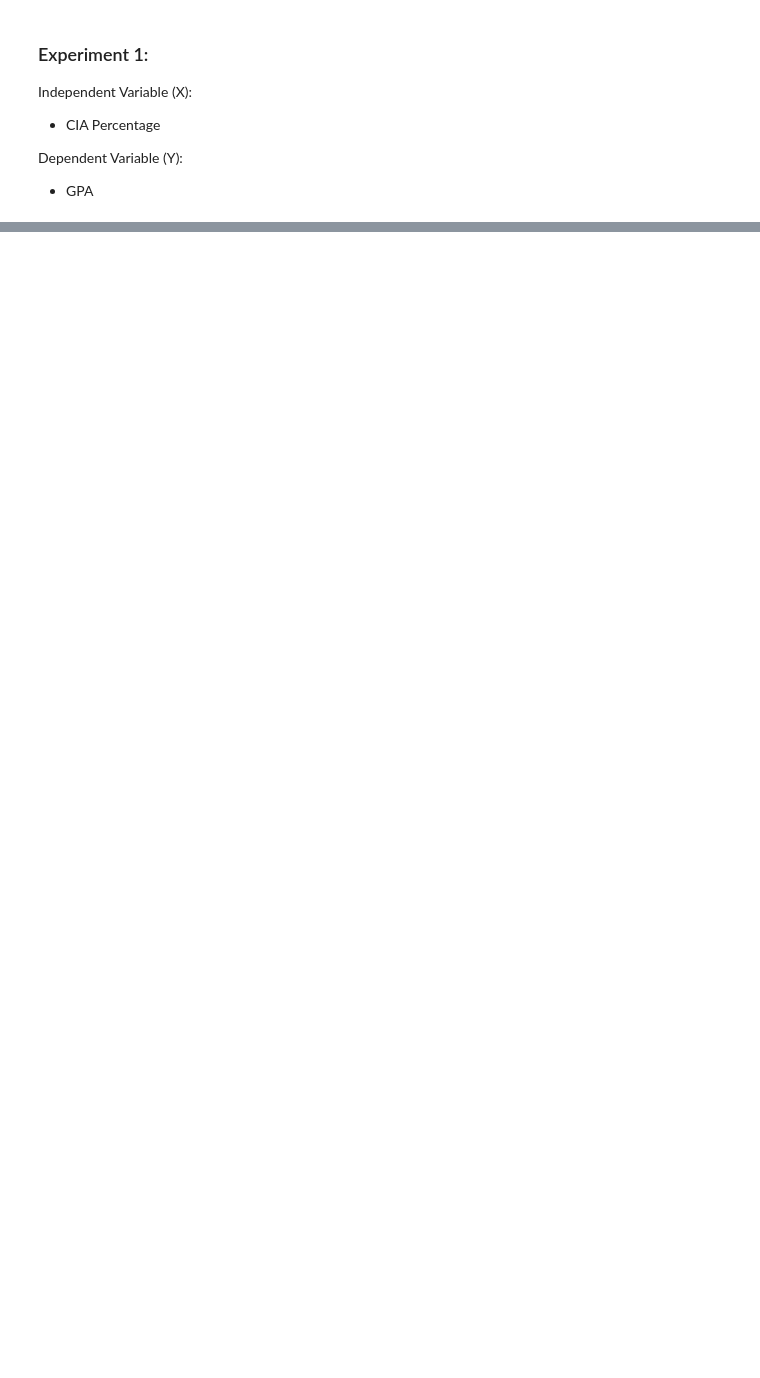
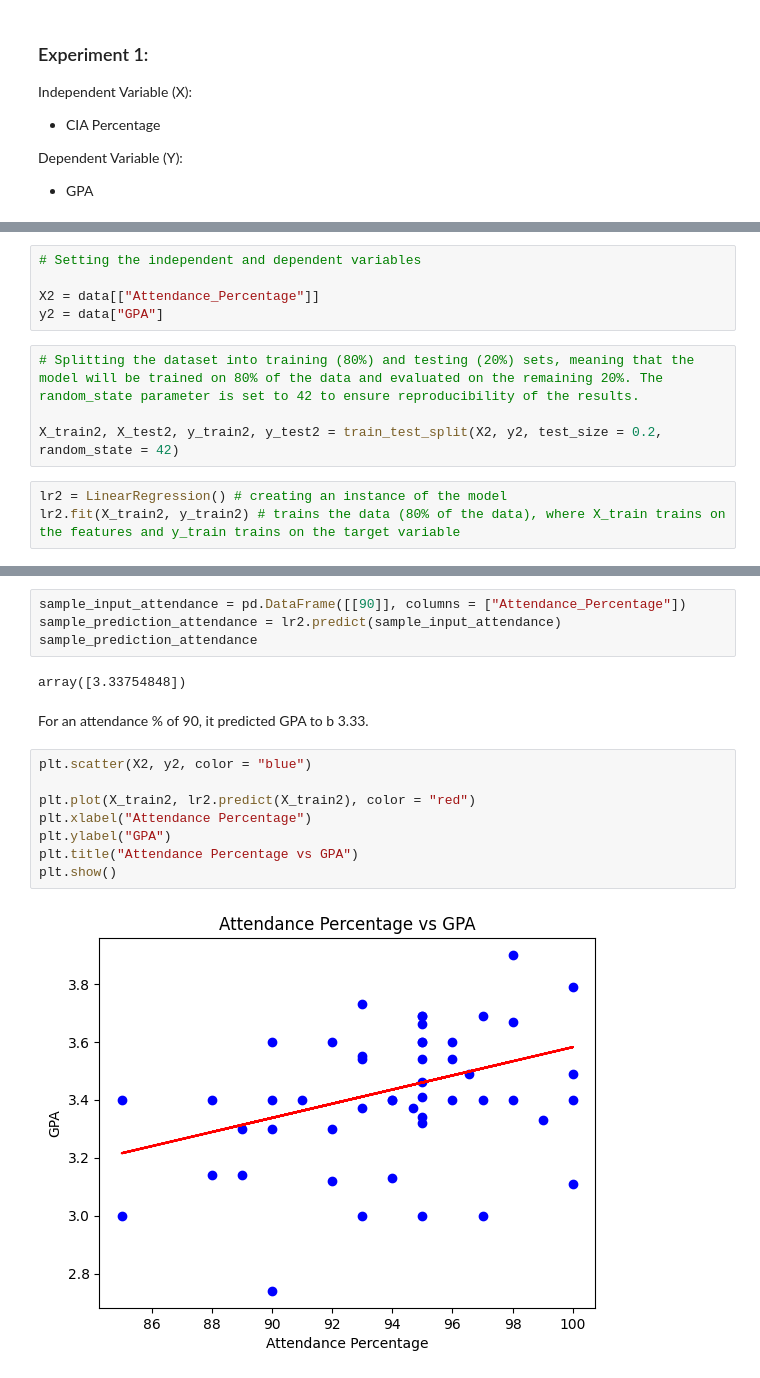
Before and after one commit to aimee-joseph/ML-Lab-2547204, a Jupyter notebook: Lab 3.ipynb, the cells around one changed output, grey strips where cells are left out. Drawn from its saved outputs; the diff is of its cells as text; blank space fills up the shorter version.

```diff
--- a/Lab 3.ipynb
+++ b/Lab 3.ipynb
@@ -293,0 +449,12 @@ array([3.38596787])
+# %%
+# Setting the independent and dependent variables
+
+X2 = data[["Attendance_Percentage"]]
+y2 = data["GPA"]
+# %%
+# Splitting the dataset into training (80%) and testing (20%) sets, meaning that the model will be trained on 80% of the data and evaluated on the remaining 20%. The random_state parameter is set to 42 to ensure reproducibility of the results.
+
+X_train2, X_test2, y_train2, y_test2 = train_test_split(X2, y2, test_size = 0.2, random_state = 42)
+# %%
+lr2 = LinearRegression() # creating an instance of the model
+lr2.fit(X_train2, y_train2) # trains the data (80% of the data), where X_train trains on the features and y_train trains on the target variable
@@ -293,0 +479,18 @@ array([3.38596787])
+# %%
+sample_input_attendance = pd.DataFrame([[90]], columns = ["Attendance_Percentage"])
+sample_prediction_attendance = lr2.predict(sample_input_attendance)
+sample_prediction_attendance
+# %% [output]
+array([3.33754848])
+# %% [markdown]
+For an attendance % of 90, it predicted GPA to b 3.33.
+# %%
+plt.scatter(X2, y2, color = "blue")
+
+plt.plot(X_train2, lr2.predict(X_train2), color = "red")
+plt.xlabel("Attendance Percentage")
+plt.ylabel("GPA")
+plt.title("Attendance Percentage vs GPA")
+plt.show()
+# %% [output]
+[figure, added]
```
Also changed, not shown: parts of 54 cells of this notebook, 2 other files.
